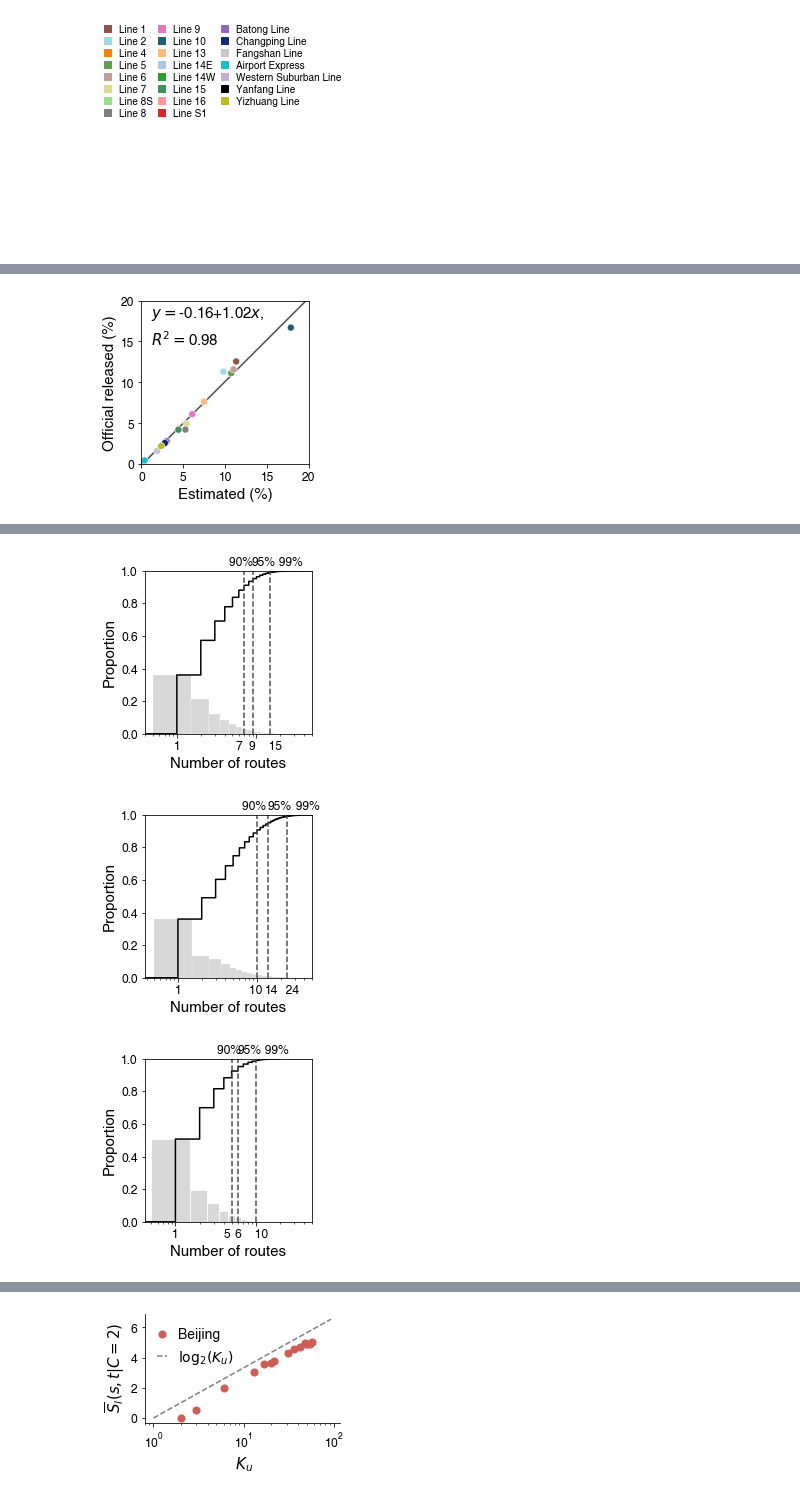
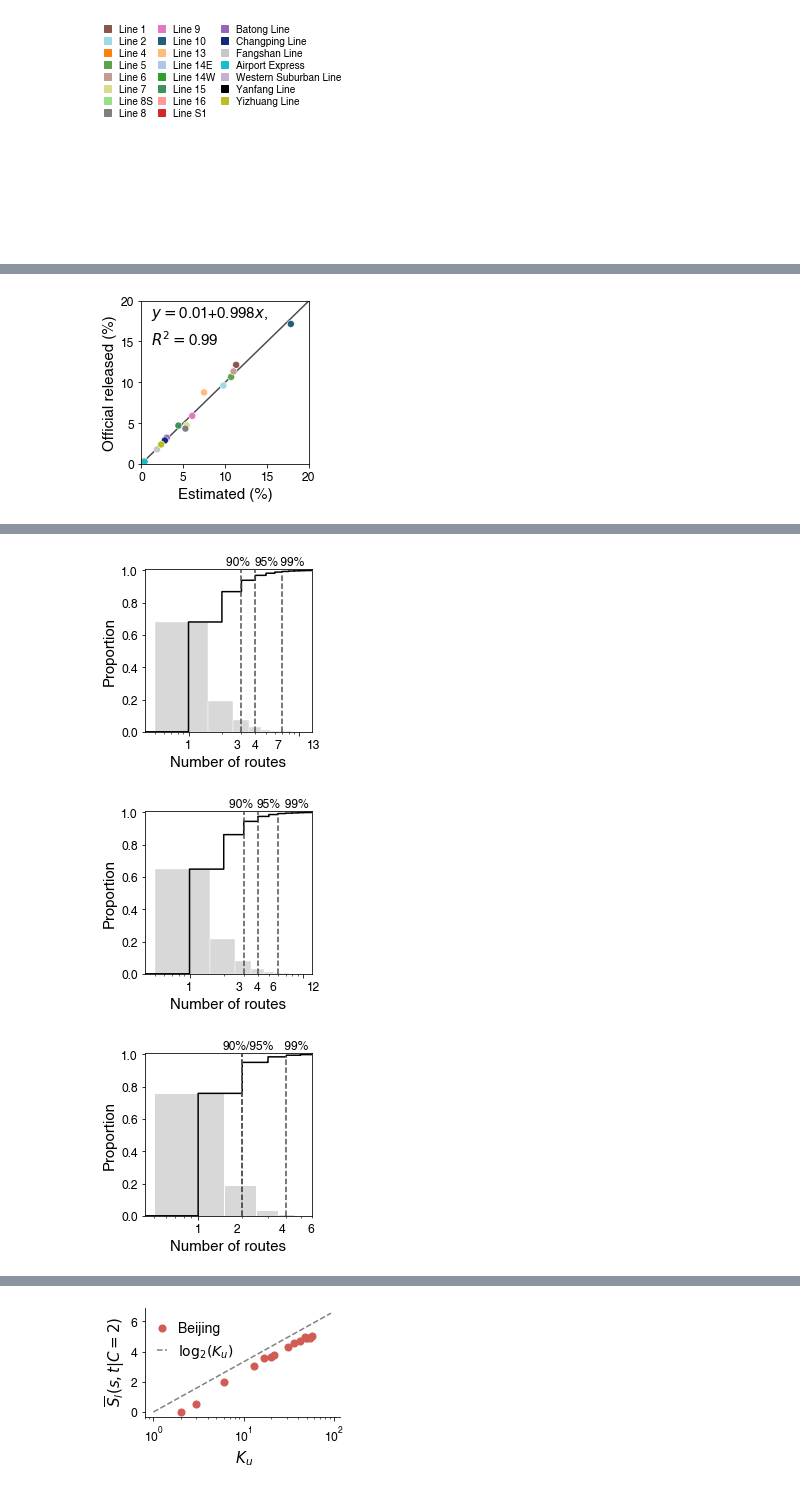
Before and after one commit to Jzjsnow/navi-complexity, a Jupyter notebook: code/gen_figures.ipynb, the cells around one changed output, grey strips where cells are left out. Saved outputs shown, nothing was run; the diff lists cells and outputs as text; code cells hidden in the pictures.

```diff
--- a/code/gen_figures.ipynb
+++ b/code/gen_figures.ipynb
@@ -126,7 +126,7 @@ for file in files:
     city_abbr = file[0]
     suffix = file[1]
     [df_matched_paths, df_Ss_i_j] = load_variable(
-        'output/LSI/res_stationlevel_' + city_abbr + '_card_' + suffix + '.pkl')
+        'output/ESI/res_stationlevel_' + city_abbr + '_card_' + suffix + '.pkl')
 
     list_df_matched_paths.append(df_matched_paths)
     list_df_Ss_i_j.append(df_Ss_i_j)
@@ -350,7 +343,7 @@ snapshot = '2019'
     matrix_S_nid,
     matrix_S_nid_C2,
     matrix_S_nid_C3,
- matrix_S_nid_C4] = load_variable('output/GSI/bj_' + snapshot + '_card')
+ matrix_S_nid_C4] = load_variable('output/TSI/bj_' + snapshot + '_card')
 
 pt = sns.scatterplot(data=corr_stat[corr_stat['snapshot'] == snapshot], x='estimation', y='observation'  # ,label='2016  r = 0.997'
                      , hue='line', palette={n[1]['name']: cgen[n[0] - 1] for n in dualH_nodes_sub}, s=50, alpha=1, legend=False
@@ -364,7 +357,7 @@ l = plt.plot(x, y, 'black', alpha=0.7, zorder=-1)
 
 plt.annotate('$y=$' +
              str(round(model.intercept_[0], 2)) +
-             '+' + str(round(model.coef_[0][0], 2))
+             '+' + str(round(model.coef_[0][0], 3))
              + '$x$,\n',
              xy=(1, 14),
 
@@ -393,13 +386,16 @@ plt.tick_params(labelsize=12)
 # plt.savefig('pic/correlation'+snapshot+'.svg',format = "svg",dpi=600,transparent = True,bbox_inches = 'tight')
 # plt.savefig('pic/correlation'+snapshot+'.png',format = "png",dpi=600,transparent = True,bbox_inches = 'tight')
 # %% [output]
-[figure, old version]
+[figure, new version]
 # %%
 # The number of routes between stations
 
 for i in range(len(list_df_Ss_i_j)):
     plt.figure(figsize=(3, 3))
-
+    city_idx = i # Beijing
+    city_abbr = files[city_idx][0]
+    suffix = files[city_idx][1]
+    snapshot = suffix[:4]
     color1 = color((79, 79, 79))
     color2 = 'gray'
     color3 = 'black'
@@ -416,7 +412,7 @@ for i in range(len(list_df_Ss_i_j)):
         ax=None,
         color=color3)
 
-    sns.histplot(
+    graph = sns.histplot(
         x='k_paths',
         data=df_Ss_i_j0,
         stat='probability',
@@ -432,10 +428,16 @@ for i in range(len(list_df_Ss_i_j)):
             break
 
     plt.plot(np.array([k, k]), [0, 1], 'g--', color=color1)
-    plt.annotate("%d%%      " % (perc_conf * 100), xy=(k, 1),
-                 xytext=(-15, 5), textcoords='offset points', fontsize=12)
-    plt.annotate("%d      " % (k), xy=(k, 0), xytext=(-8, -16),
-                 textcoords='offset points', fontsize=12)
+    if(i==2):
+        plt.annotate("%d%%/95%%" % (perc_conf * 100), xy=(k, 1),
+                     xytext=(-20, 5), textcoords='offset points', fontsize=12)
+        plt.annotate("%d" % (k), xy=(k, 0), xytext=(-8, -16),
+                     textcoords='offset points', fontsize=12)
+    else:
+        plt.annotate("%d%%      " % (perc_conf * 100), xy=(k, 1),
+                     xytext=(-15, 5), textcoords='offset points', fontsize=12)
+        plt.annotate("%d" % (k), xy=(k, 0), xytext=(-8, -16),
+                     textcoords='offset points', fontsize=12)
 
     perc_conf = 0.95
     for k in range(1, df_Ss_i_j0['k_paths'].max() + 1):
@@ -444,10 +446,16 @@ for i in range(len(list_df_Ss_i_j)):
             break
 
     plt.plot(np.array([k, k]), [0, 1], 'g--', color=color1)
-    plt.annotate("%d%%" % (perc_conf * 100), xy=(k, 1),
-                 xytext=(-1, 5), textcoords='offset points', fontsize=12)
-    plt.annotate("%d" % (k), xy=(k, 0), xytext=(-4, -16),
-                 textcoords='offset points', fontsize=12)
+    if i<2:
+        plt.annotate("%d%%" % (perc_conf * 100), xy=(k, 1),
+                     xytext=(-1, 5), textcoords='offset points', fontsize=12)
+        plt.annotate("%d" % (k), xy=(k, 0), xytext=(-4, -16),
+                     textcoords='offset points', fontsize=12)
+#     else:
+#         plt.annotate("%d%%" % (perc_conf * 100), xy=(k, 1),
+#                      xytext=(2, 5), textcoords='offset points', fontsize=12,ha='center')
+#         plt.annotate("%d" % (k), xy=(k, 0), xytext=(-4, -16),
+#                      textcoords='offset points', fontsize=12)
 
     perc_conf = 0.99
     for k in range(1, df_Ss_i_j0['k_paths'].max() + 1):
@@ -457,9 +465,15 @@ for i in range(len(list_df_Ss_i_j)):
 
     plt.plot(np.array([k, k]), [0, perc_conf], 'g--', color=color1)
     xy = (k, perc_conf)
-    plt.annotate("  %d%%" % (perc_conf * 100), xy=(k, 1),
-                 xytext=(2, 5), textcoords='offset points', fontsize=12)
-    plt.annotate("  %d" % (k), xy=(k, 0), xytext=(-8, -16),
+    if i==1:
+        plt.annotate("  %d%%" % (perc_conf * 100), xy=(k, 1),
+                     xytext=(0, 5), textcoords='offset points', fontsize=12)
+        plt.annotate("%d" % (k), xy=(k, 0), xytext=(-8, -16),
+                     textcoords='offset points', fontsize=12)
+    else:
+        plt.annotate(" %d%%" % (perc_conf * 100), xy=(k, 1),
+             xytext=(-5, 5), textcoords='offset points', fontsize=12)
+        plt.annotate("%d" % (k), xy=(k, 0), xytext=(-8, -16),
                  textcoords='offset points', fontsize=12)
 
     ax = plt.gca()
@@ -472,11 +486,18 @@ for i in range(len(list_df_Ss_i_j)):
             "family": "Helvetica",
             "fontsize": 15})
     plt.tick_params(labelsize=12)
+    plt.annotate("%d" % ( np.percentile(df_Ss_i_j0['k_paths'],99.9)), xy=( np.percentile(df_Ss_i_j0['k_paths'],99.9), 0)
+                 , xytext=(-5, -13),
+                 textcoords='offset points', fontsize=12,va = 'center')
+    print(np.percentile(df_Ss_i_j0['k_paths'],99.5))
 
-    plt.xlim(0, 50)
+#     plt.xlim(0.5, np.percentile(df_Ss_i_j0['k_paths'],99.9))
+    plt.xlim(0, np.percentile(df_Ss_i_j0['k_paths'],99.9))
+    plt.ylim(0, 1.01)
     label_vals = ax.get_xticklabels()
     label_vals[4] = str(100)
     label_vals[2] = str(1)
+#     label_vals[3] = str(10)
     r = ax.set_xticklabels(
         label_vals,
         fontdict={
@@ -484,6 +505,7 @@ for i in range(len(list_df_Ss_i_j)):
             'font': 'Helvetica'})
 
     plt.tick_params(labelsize=12)
-    # plt.savefig('pic/k_ecdf'+snapshot+'.svg',format = "svg",dpi=600,transparent = True,bbox_inches = 'tight')
-    # plt.savefig('pic/k_ecdf'+snapshot+'.png',format = "png",dpi=60,transparent = True,bbox_inches = 'tight')
+#     plt.savefig('pic/k_ecdf'+snapshot+'.svg',format = "svg",dpi=600,transparent = True,bbox_inches = 'tight')
+#     plt.savefig('pic/k_ecdf'+snapshot+'.png',format = "png",dpi=100,transparent = True,bbox_inches = 'tight')
+#     graph.patches[0].set_width(0.8)
 # %% [output]
@@ -499,3 +524,3 @@ for i in range(len(list_df_Ss_i_j)):
-[figure, old version]
+[figure, new version]
-[figure, old version]
+[figure, new version]
-[figure, old version]
+[figure, new version]
```
Also changed, not shown: parts of 19 cells of this notebook.
